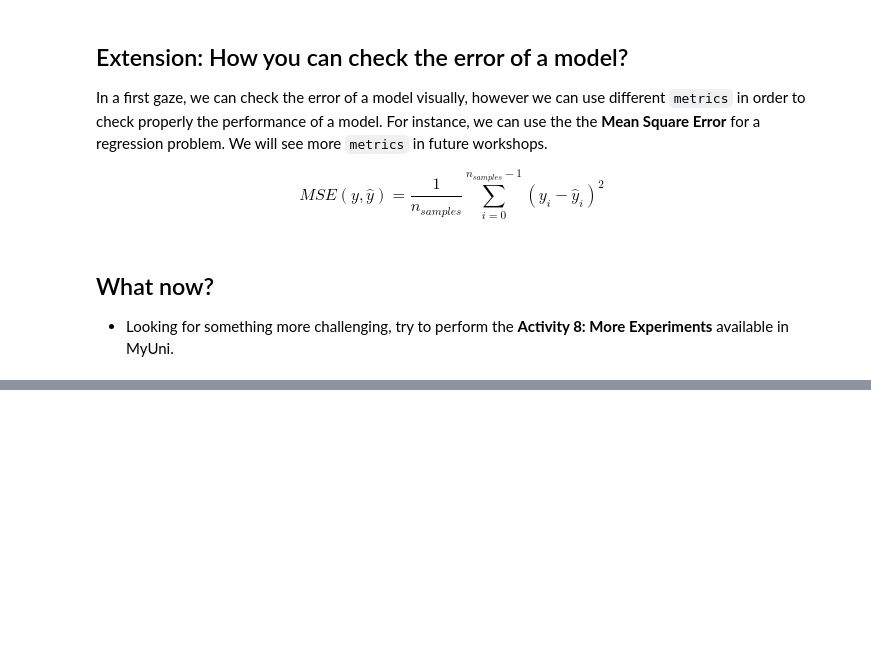
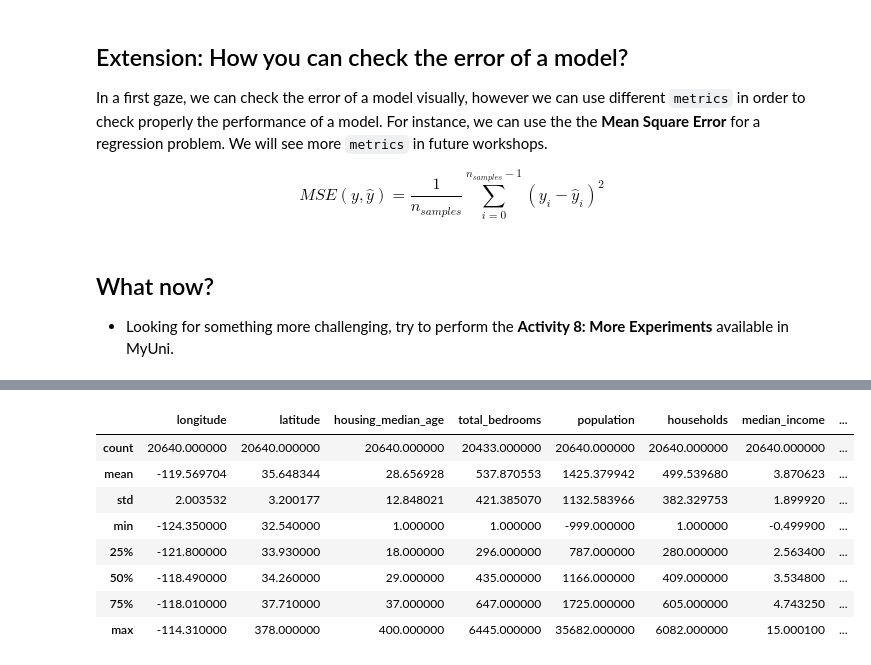
Before and after one commit to CHamilton0/COMP-SCI-7317-Using-Machine-Learning-Tools, a Jupyter notebook: workshop2/Workshop2_Student.ipynb, the cells around one changed output, grey strips where cells are left out. Cells and saved outputs as stored; diff of their text form; code cells hidden in the pictures; blank space fills up the shorter version.

```diff
--- a/workshop2/Workshop2_Student.ipynb
+++ b/workshop2/Workshop2_Student.ipynb
@@ -55,0 +94,12 @@ You can explore a much long version of this code in the next Jupyter Notebook av
+# %%
+raw_df.describe()
+# %% [output]
+|  | longitude | latitude | housing_median_age | total_bedrooms | population | households | median_income | ... |
+| count | 20640.000000 | 20640.000000 | 20640.000000 | 20433.000000 | 20640.000000 | 20640.000000 | 20640.000000 | ... |
+| mean | -119.569704 | 35.648344 | 28.656928 | 537.870553 | 1425.379942 | 499.539680 | 3.870623 | ... |
+| std | 2.003532 | 3.200177 | 12.848021 | 421.385070 | 1132.583966 | 382.329753 | 1.899920 | ... |
+| min | -124.350000 | 32.540000 | 1.000000 | 1.000000 | -999.000000 | 1.000000 | -0.499900 | ... |
+| 25% | -121.800000 | 33.930000 | 18.000000 | 296.000000 | 787.000000 | 280.000000 | 2.563400 | ... |
+| 50% | -118.490000 | 34.260000 | 29.000000 | 435.000000 | 1166.000000 | 409.000000 | 3.534800 | ... |
+| 75% | -118.010000 | 37.710000 | 37.000000 | 647.000000 | 1725.000000 | 605.000000 | 4.743250 | ... |
+| max | -114.310000 | 378.000000 | 400.000000 | 6445.000000 | 35682.000000 | 6082.000000 | 15.000100 | ... |
```
Also changed, not shown: parts of 15 cells of this notebook.
